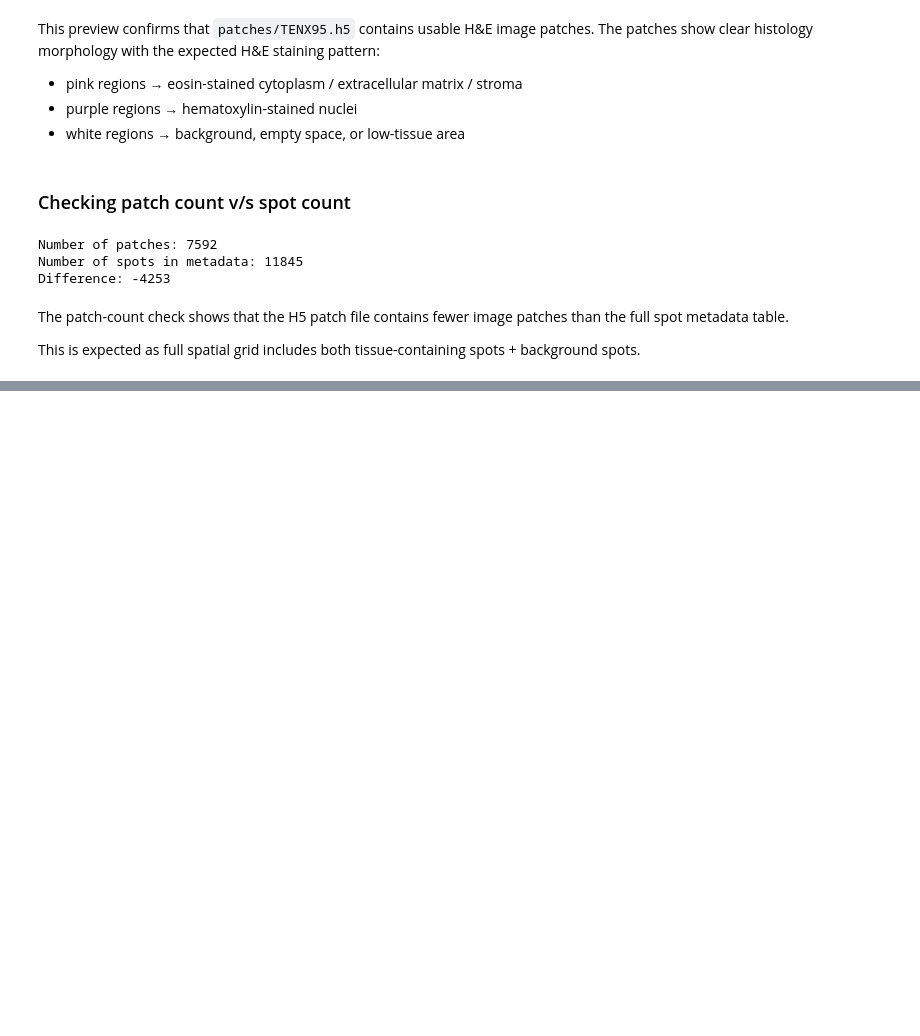
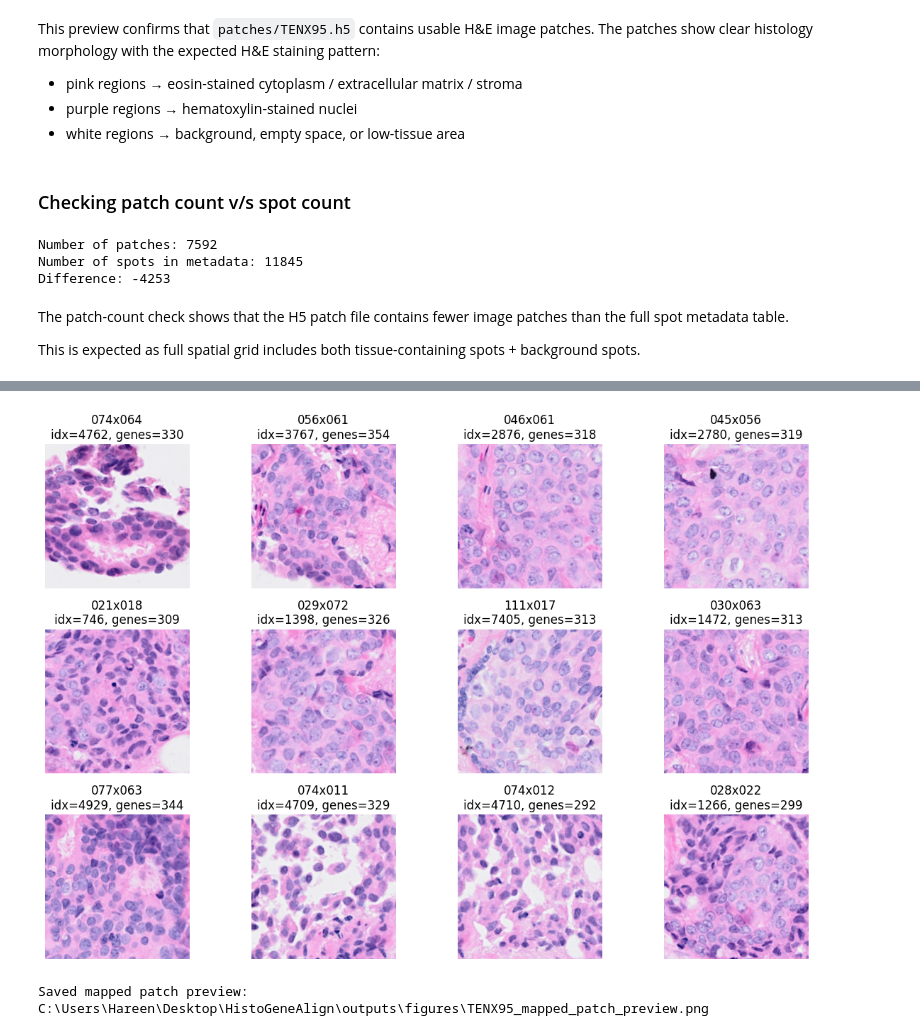
Before and after one commit to HareenM/HistoGeneAlign-Multiscale-H-E-Spatial-Transcriptomics-Contrastive-Learning, a Jupyter notebook: notebooks/03_patch_extraction.ipynb, the cells around one changed output, grey strips where cells are left out. Drawn from its saved outputs; the diff is of its cells as text; code cells hidden in the pictures; blank space fills up the shorter version.

```diff
--- a/notebooks/03_patch_extraction.ipynb
+++ b/notebooks/03_patch_extraction.ipynb
@@ -252,0 +596,45 @@ This is expected as full spatial grid includes both tissue-containing spots + ba
+# %%
+# ============================================================
+# Preview mapped patches using aligned table rows
+# ============================================================
+
+import matplotlib.pyplot as plt
+
+n_preview = 12
+
+preview_df = (
+    aligned_image_gene_table
+    .sort_values(["library_size", "detected_genes"], ascending=False)
+    .head(n_preview)
+    .reset_index(drop=True)
+)
+
+with h5py.File(PATCH_H5_PATH, "r") as f:
+    img_dataset = f[H5_IMAGE_KEY]
+
+    plt.figure(figsize=(12, 8))
+
+    for i, row in preview_df.iterrows():
+        patch_idx = int(row["patch_index"])
+        patch = img_dataset[patch_idx]
+
+        plt.subplot(3, 4, i + 1)
+        plt.imshow(patch)
+        plt.title(
+            f"{row['spot_id']}\n"
+            f"idx={patch_idx}, genes={int(row['detected_genes'])}"
+        )
+        plt.axis("off")
+
+    plt.tight_layout()
+
+    out_path = FIGURE_DIR / f"{SAMPLE_ID}_mapped_patch_preview.png"
+    plt.savefig(out_path, dpi=300, bbox_inches="tight")
+    plt.show()
+
+print("Saved mapped patch preview:")
+print(out_path)
+# %% [output]
+[figure, added]
+Saved mapped patch preview:
+C:\Users\Hareen\Desktop\HistoGeneAlign\outputs\figures\TENX95_mapped_patch_preview.png
```
Also changed, not shown: parts of 11 cells of this notebook, 27 other files.
